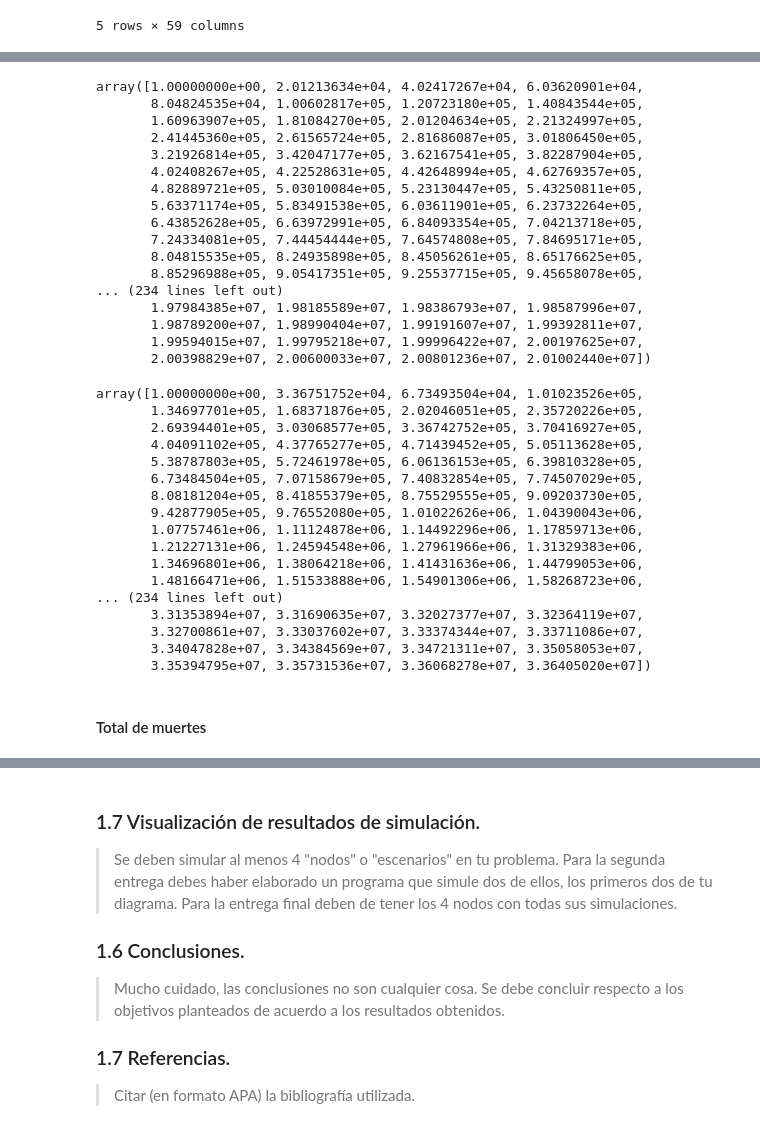
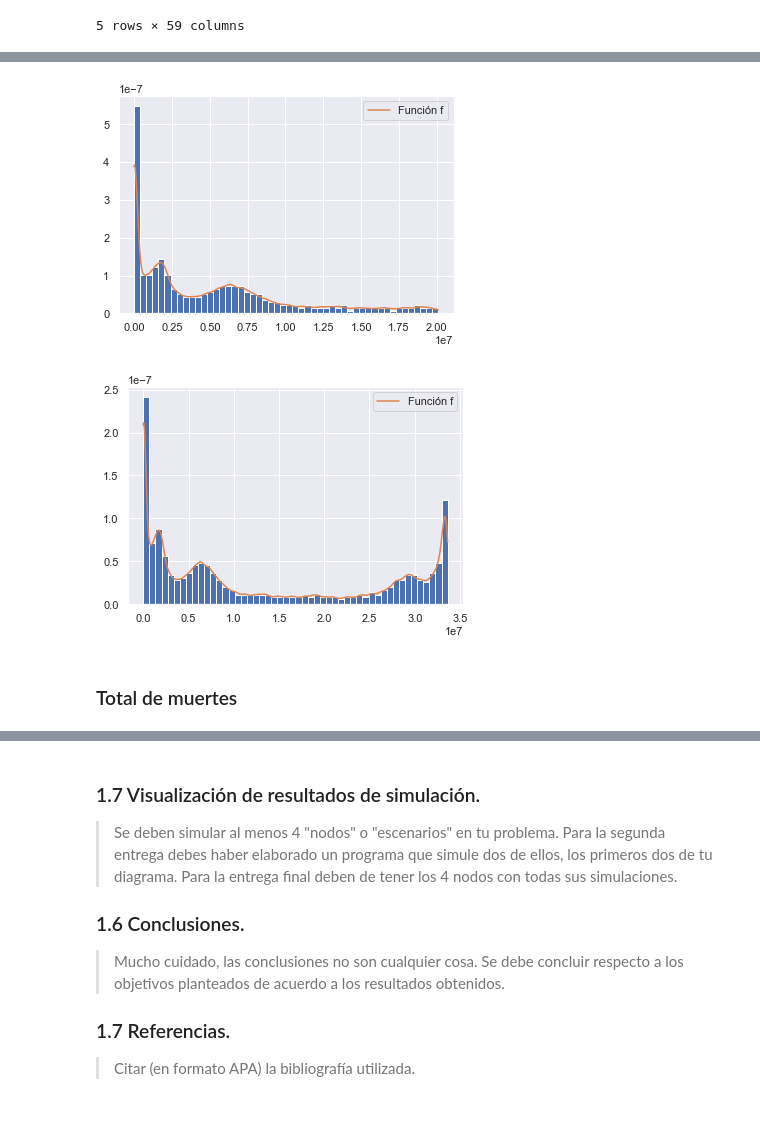
Before and after one commit to valerialadron/Proyecto_VLadron_MMLopez, a Jupyter notebook: Proyecto_VLadron_MMLopez.ipynb, the cells around one changed output, grey strips where cells are left out. Drawn from its saved outputs; the diff is of its cells as text; code cells hidden in the pictures.

Commit message:
kernel

```diff
--- a/Proyecto_VLadron_MMLopez.ipynb
+++ b/Proyecto_VLadron_MMLopez.ipynb
@@ -134,48 +136,43 @@ Text(0.5,1,'Casos EUA 2020-2021')
-# %%
-xc20 = np.linspace(usa_casos_antes['total_cases'].min(),usa_casos_antes['total_cases'].max(),1000)
-xc20
-# %% [output]
-array([1.00000000e+00, 2.01213634e+04, 4.02417267e+04, 6.03620901e+04,
-       8.04824535e+04, 1.00602817e+05, 1.20723180e+05, 1.40843544e+05,
-       1.60963907e+05, 1.81084270e+05, 2.01204634e+05, 2.21324997e+05,
-       2.41445360e+05, 2.61565724e+05, 2.81686087e+05, 3.01806450e+05,
-       3.21926814e+05, 3.42047177e+05, 3.62167541e+05, 3.82287904e+05,
-       4.02408267e+05, 4.22528631e+05, 4.42648994e+05, 4.62769357e+05,
-       4.82889721e+05, 5.03010084e+05, 5.23130447e+05, 5.43250811e+05,
-       5.63371174e+05, 5.83491538e+05, 6.03611901e+05, 6.23732264e+05,
-       6.43852628e+05, 6.63972991e+05, 6.84093354e+05, 7.04213718e+05,
-       7.24334081e+05, 7.44454444e+05, 7.64574808e+05, 7.84695171e+05,
-       8.04815535e+05, 8.24935898e+05, 8.45056261e+05, 8.65176625e+05,
-       8.85296988e+05, 9.05417351e+05, 9.25537715e+05, 9.45658078e+05,
-... (234 lines left out)
-       1.97984385e+07, 1.98185589e+07, 1.98386793e+07, 1.98587996e+07,
-       1.98789200e+07, 1.98990404e+07, 1.99191607e+07, 1.99392811e+07,
-       1.99594015e+07, 1.99795218e+07, 1.99996422e+07, 2.00197625e+07,
-       2.00398829e+07, 2.00600033e+07, 2.00801236e+07, 2.01002440e+07])
+# %%
+def kde_statsmodels_m(x, x_grid, **kwargs):
+    """Multivariate Kernel Density Estimation with Statsmodels"""
+    kde = KDEMultivariate(x,
+                          bw='cv_ml',
+                          var_type='c', **kwargs)
+    return lambda x: kde.pdf([x])
+# %%
+def kde_hist_f_m(datos:'Datos',
+              bins:'Bins histograma',
+              x:'Linspace'):
+    '''
+    Esta función nos regresa la función f obtenida por medio del KDE de Statsmodels multivariable
+    para ciertos datos. Además, permite ver el histograma de los datos junto con la función f encontrada
+    en una misma gráfica.
+    '''
+
+    xx = x
+    f = kde_statsmodels_m(datos, xx)
+
+    plt.hist(datos, bins = bins, density = True)
+    plt.plot(xx, f(xx), label = 'Función f')
+    plt.legend(loc = 'best')
+    plt.show()
+
+    return f
+# %%
+x11 = np.array(usa_casos_antes['total_cases'])
+xc20 = np.linspace(x11.min(),x11.max(),1000)
+fc20 = kde_hist_f_m(x11, 50, xc20)
+# %% [output]
+[figure, added]
 # %%
-#Funcion
-xc21 = np.linspace(usa_casos['total_cases'].min(),usa_casos['total_cases'].max(),1000)
-xc21
+x12 = np.array(usa_casos['total_cases'])
+xc21 = np.linspace(x12.min(),x12.max(),1000)
+fc21 = kde_hist_f_m(x12, 50, xc21)
 # %% [output]
-array([1.00000000e+00, 3.36751752e+04, 6.73493504e+04, 1.01023526e+05,
-       1.34697701e+05, 1.68371876e+05, 2.02046051e+05, 2.35720226e+05,
-       2.69394401e+05, 3.03068577e+05, 3.36742752e+05, 3.70416927e+05,
-       4.04091102e+05, 4.37765277e+05, 4.71439452e+05, 5.05113628e+05,
-       5.38787803e+05, 5.72461978e+05, 6.06136153e+05, 6.39810328e+05,
-       6.73484504e+05, 7.07158679e+05, 7.40832854e+05, 7.74507029e+05,
-       8.08181204e+05, 8.41855379e+05, 8.75529555e+05, 9.09203730e+05,
-       9.42877905e+05, 9.76552080e+05, 1.01022626e+06, 1.04390043e+06,
-       1.07757461e+06, 1.11124878e+06, 1.14492296e+06, 1.17859713e+06,
-       1.21227131e+06, 1.24594548e+06, 1.27961966e+06, 1.31329383e+06,
-       1.34696801e+06, 1.38064218e+06, 1.41431636e+06, 1.44799053e+06,
-       1.48166471e+06, 1.51533888e+06, 1.54901306e+06, 1.58268723e+06,
-... (234 lines left out)
-       3.31353894e+07, 3.31690635e+07, 3.32027377e+07, 3.32364119e+07,
-       3.32700861e+07, 3.33037602e+07, 3.33374344e+07, 3.33711086e+07,
-       3.34047828e+07, 3.34384569e+07, 3.34721311e+07, 3.35058053e+07,
-       3.35394795e+07, 3.35731536e+07, 3.36068278e+07, 3.36405020e+07])
+[figure, added]
 # %% [markdown]
-#### Total de muertes
+### Total de muertes
 # %%
 usa_muertes = pd.DataFrame(data['total_deaths'])
 usa_muertes_antes = usa_muertes.loc['22/01/2020':'31/12/2020']
```
Also changed, not shown: parts of 17 cells of this notebook.
